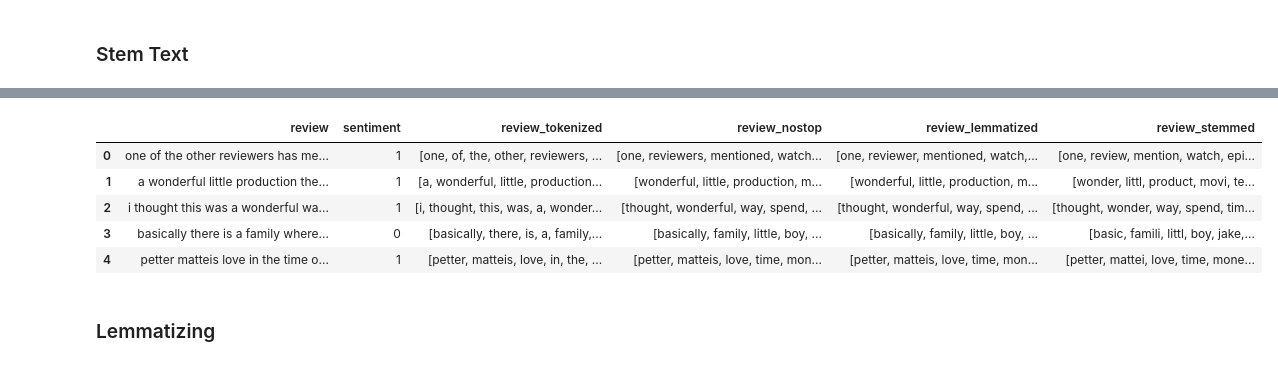
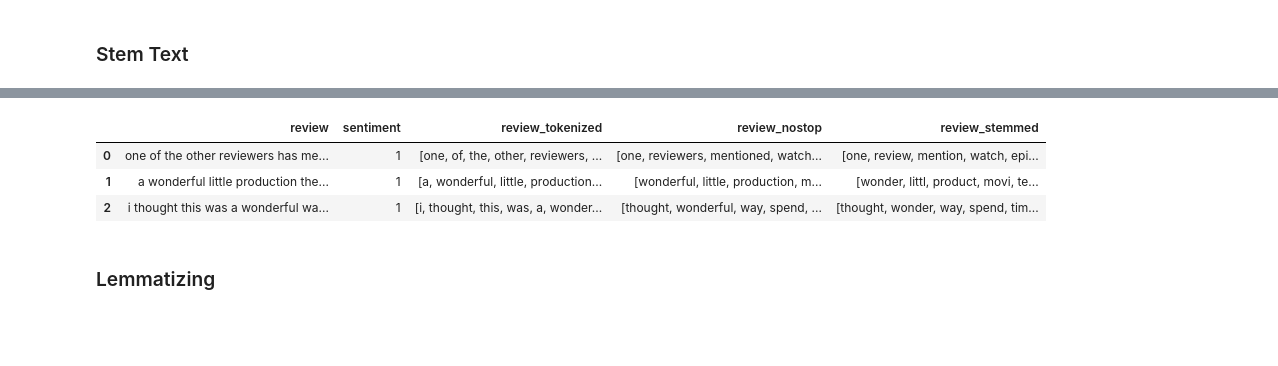
Before and after one commit to Afranur-Artar/Deep-Learning-NLP-Project, a Jupyter notebook: IMDB_NLP_Project3.ipynb, the cells around one changed output, grey strips where cells are left out. Cells and saved outputs as stored; diff of their text form; code cells hidden in the pictures; blank space fills up the shorter version.

```diff
--- a/IMDB_NLP_Project3.ipynb
+++ b/IMDB_NLP_Project3.ipynb
@@ -107,6 +99,10 @@ Antonyms of movie: []
 def replace(words):
     words=re.sub(r" film ", "movie", words)
     words=re.sub(r" films ", "movie", words)
+    words=re.sub(r" dvd ", "movie", words)
+    words=re.sub(r" straightforward ", "straight forward", words)
+    words=re.sub(r" It's ", "It is", words)
+    words=re.sub(r" sci-fi ", "science fiction", words)
     words=re.sub(r" film's ", "movie", words)
     words=re.sub(r" filming ", "movie", words)
     words=re.sub(r" I've ", "I have", words)
@@ -169,7 +165,7 @@ def replace(words):
     words=re.sub(r"b-movie", "movie",words)
     words=re.sub(r"ofmovieof", "of movie of",words)
     words=re.sub(r"thismoviecould", "this movie could",words)
-    words=re.sub(r"It's", "It is",words)
+    words=re.sub(r"isn't", "is not",words)
     words=re.sub(r"cannot", "can not",words)
     words=re.sub(r"clichés", " ",words)
     words=re.sub(r"aboutmoviebefore", "about movie before",words)
@@ -181,16 +177,30 @@ def replace(words):
     words=re.sub(r"si ample", "simple",words)
     words=re.sub(r"well", "good",words)
     words=re.sub(r"you'll", "you will",words)
+    words=re.sub(r"aren't", "are not",words)
     words=re.sub(r"Ti ame", "time",words)
     words=re.sub(r"towatch", "to watch",words)
     words=re.sub(r"Oz", " ",words)
     words=re.sub(r"oz", " ",words)
     words=re.sub(r"Mr.", " ",words)
     words=re.sub(r"They're", "They are",words)
+    words=re.sub(r"they're", "they are",words)
     words=re.sub(r"I don't", "I do not",words)
     words=re.sub(r"movieand", "movie and",words)
     words=re.sub(r"mistakei", "mistake",words)
     words=re.sub(r"loo", "look",words)
+    words = re.sub(r"won't", "will not", words)
+    words = re.sub(r"can\'t", "can not", words)
+
+    # general
+    words = re.sub(r"n\'t", " not", words)
+    words = re.sub(r"\'re", " are", words)
+    words = re.sub(r"\'s", " is", words)
+    words = re.sub(r"\'d", " would", words)
+    words = re.sub(r"\'ll", " will", words)
+    words = re.sub(r"\'t", " not", words)
+    words = re.sub(r"\'ve", " have", words)
+    words = re.sub(r"\'m", " am", words)
 
     return str(words)
 
@@ -322,5 +321,5 @@ def stemming(tokenized_text):
     return text
 
 %time df["review_stemmed"]=df["review_nostop"].apply(lambda x: stemming(x))
-df.head()
+df.head(3)
 # %% [output]
@@ -329,9 +328,7 @@ Wall time: 1min 43s
-|  | review | sentiment | review_tokenized | review_nostop | review_lemmatized | review_stemmed |
-| 0 | one of the other reviewers has me... | 1 | [one, of, the, other, reviewers, ... | [one, reviewers, mentioned, watch... | [one, reviewer, mentioned, watch,... | [one, review, mention, watch, epi... |
-| 1 | a wonderful little production the... | 1 | [a, wonderful, little, production... | [wonderful, little, production, m... | [wonderful, little, production, m... | [wonder, littl, product, movi, te... |
-| 2 | i thought this was a wonderful wa... | 1 | [i, thought, this, was, a, wonder... | [thought, wonderful, way, spend, ... | [thought, wonderful, way, spend, ... | [thought, wonder, way, spend, tim... |
-| 3 | basically there is a family where... | 0 | [basically, there, is, a, family,... | [basically, family, little, boy, ... | [basically, family, little, boy, ... | [basic, famili, littl, boy, jake,... |
-| 4 | petter matteis love in the time o... | 1 | [petter, matteis, love, in, the, ... | [petter, matteis, love, time, mon... | [petter, matteis, love, time, mon... | [petter, mattei, love, time, mone... |
+|  | review | sentiment | review_tokenized | review_nostop | review_stemmed |
+| 0 | one of the other reviewers has me... | 1 | [one, of, the, other, reviewers, ... | [one, reviewers, mentioned, watch... | [one, review, mention, watch, epi... |
+| 1 | a wonderful little production the... | 1 | [a, wonderful, little, production... | [wonderful, little, production, m... | [wonder, littl, product, movi, te... |
+| 2 | i thought this was a wonderful wa... | 1 | [i, thought, this, was, a, wonder... | [thought, wonderful, way, spend, ... | [thought, wonder, way, spend, tim... |
 # %% [markdown]
 ### Lemmatizing
 # %%
```
Also changed, not shown: parts of 50 cells of this notebook.
